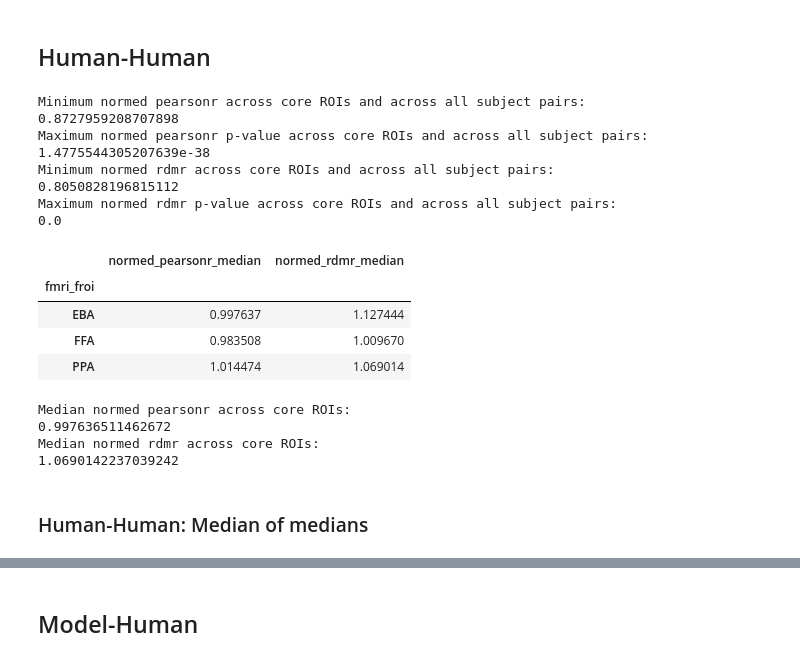
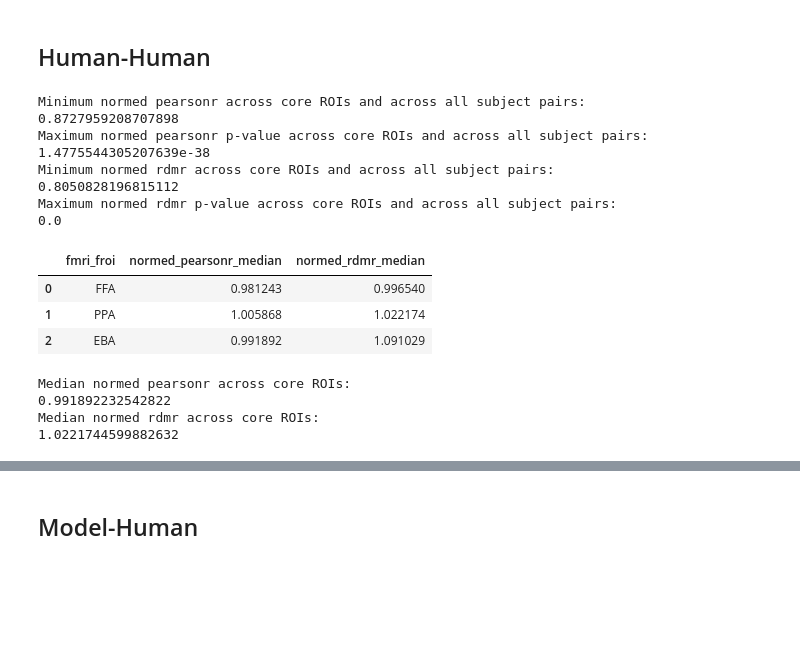
Before and after one commit to murtylab/comparing-category-selectivity, a Jupyter notebook: preprint/preprint_stats_recheck.ipynb, the cells around one changed output, grey strips where cells are left out. Saved outputs shown, nothing was run; the diff lists cells and outputs as text; code cells hidden in the pictures; blank space fills up the shorter version.

```diff
--- a/preprint/preprint_stats_recheck.ipynb
+++ b/preprint/preprint_stats_recheck.ipynb
@@ -145,55 +259,81 @@ metrics = ['normed_pearsonr', 'normed_rdmr']
 ## Human-Human
 # %%
 hh_csv = pd.read_csv(SUBJECTSUBJECT_CORRELATIONS_CSV_PATH)
-hh_csv = hh_csv[
+hh_csv_subset = hh_csv[
     (hh_csv['fmri_froi'].isin(core_frois)) &
     (hh_csv['fmri_tthreshold'] == tthreshold)
 ]
+
 print(f'Minimum normed pearsonr across core ROIs and across all subject pairs:')
-print(hh_csv['normed_pearsonr'].min().item())
+print(hh_csv_subset['normed_pearsonr'].min().item())
 print(f'Maximum normed pearsonr p-value across core ROIs and across all subject pairs:')
-print(hh_csv['pvalue_pearsonr'].max().item())
+print(hh_csv_subset['pvalue_pearsonr'].max().item())
 print(f'Minimum normed rdmr across core ROIs and across all subject pairs:')
-print(hh_csv['normed_rdmr'].min().item())
+print(hh_csv_subset['normed_rdmr'].min().item())
 print(f'Maximum normed rdmr p-value across core ROIs and across all subject pairs:')
-print(hh_csv['pvalue_rdmr'].max().item())
+print(hh_csv_subset['pvalue_rdmr'].max().item())
+
+
+hh_corrs_csv_records = []
+median_correlations_records = []
+for froi in core_frois:
+    record = {'fmri_froi': froi}
+    hh_median_correlations = {metric: [] for metric in metrics}
+    for subject in subjects:
+        hh_record = {'fmri_froi': froi, 'subject': subject}
+        hh_csv_ = hh_csv[
+            (hh_csv['fmri_froi'] == froi) &
+            (hh_csv['fmri_tthreshold'] == tthreshold) &
+            (
+                (hh_csv['subject1'] == subject) |
+                (hh_csv['subject2'] == subject)
+            )
+        ]
+        assert len(hh_csv_) == 7, f'Expected 7 rows for subject {subject} and froi {froi}, but got {len(hh_csv_)}'
+        for metric in metrics:
+            median_metric = hh_csv_[metric].median()
+            hh_record[metric] = median_metric
+            hh_median_correlations[metric].append(median_metric)
+        hh_corrs_csv_records.append(hh_record)
+    for metric in metrics:
+        record[f'{metric}_median'] = np.median(hh_median_correlations[metric])
+    median_correlations_records.append(record)
+hh_corrs_csv = pd.DataFrame(hh_corrs_csv_records)
+hh_median_csv = pd.DataFrame(median_correlations_records)
 # hh_csv_grouped = hh_csv.groupby(['fmri_froi']).aggregate(
 #     {
 #         'normed_pearsonr': ['median'],
 #         'normed_rdmr': ['median'],
 #     }
 # )
-hh_csv_grouped = (
-    hh_csv
-    .groupby(['fmri_froi'])
-    .agg(
-        normed_pearsonr_median=('normed_pearsonr', 'median'),
-        normed_rdmr_median=('normed_rdmr', 'median'),
-    )
-    .reset_index()
-).set_index('fmri_froi')
-display(hh_csv_grouped)
+# hh_csv_grouped = (
+#     hh_csv
+#     .groupby(['fmri_froi'])
+#     .agg(
+#         normed_pearsonr_median=('normed_pearsonr', 'median'),
+#         normed_rdmr_median=('normed_rdmr', 'median'),
+#     )
+#     .reset_index()
+# ).set_index('fmri_froi')
+display(hh_median_csv)
 print('Median normed pearsonr across core ROIs:')
-print(hh_csv_grouped['normed_pearsonr_median'].median().item())
+print(hh_median_csv['normed_pearsonr_median'].median().item())
 print('Median normed rdmr across core ROIs:')
-print(hh_csv_grouped['normed_rdmr_median'].median().item())
+print(hh_median_csv['normed_rdmr_median'].median().item())
 # %% [output]
 Minimum normed pearsonr across core ROIs and across all subject pairs:
 0.8727959208707898
 Maximum normed pearsonr p-value across core ROIs and across all subject pairs:
 1.4775544305207639e-38
 Minimum normed rdmr across core ROIs and across all subject pairs:
 0.8050828196815112
 Maximum normed rdmr p-value across core ROIs and across all subject pairs:
 0.0
-|  | normed_pearsonr_median | normed_rdmr_median |
-| fmri_froi |  |  |
-| EBA | 0.997637 | 1.127444 |
-| FFA | 0.983508 | 1.009670 |
-| PPA | 1.014474 | 1.069014 |
+|  | fmri_froi | normed_pearsonr_median | normed_rdmr_median |
+| 0 | FFA | 0.981243 | 0.996540 |
+| 1 | PPA | 1.005868 | 1.022174 |
+| 2 | EBA | 0.991892 | 1.091029 |
 Median normed pearsonr across core ROIs:
-0.997636511462672
+0.991892232542822
 Median normed rdmr across core ROIs:
-1.0690142237039242
+1.0221744599882632
-# %% [markdown]
-### Human-Human: Median of medians
```
Also changed, not shown: parts of 16 cells of this notebook.
